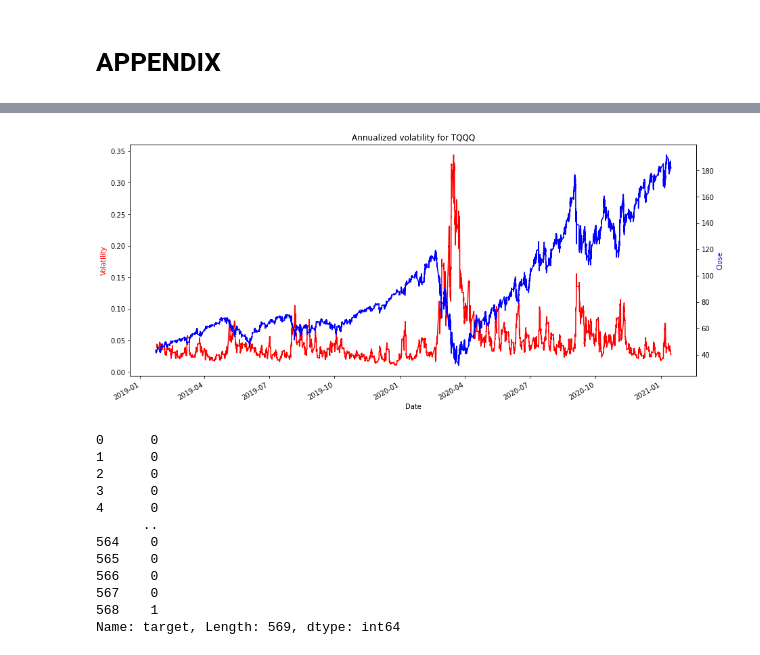
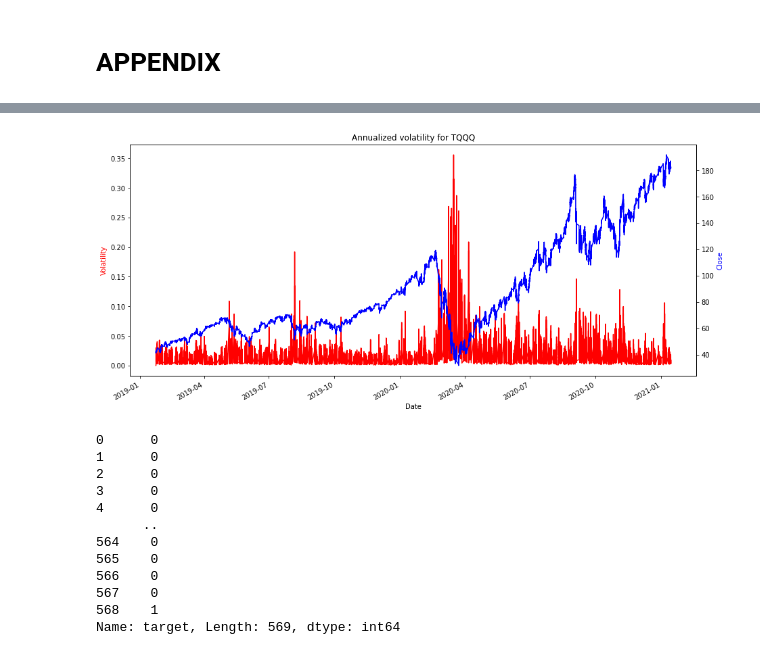
Before and after one commit to Cloblak/aipi540_deeplearning, a Jupyter notebook: 1D_CNN_Attempts/1D_CNN.ipynb, the cells around one changed output, grey strips where cells are left out. Cells and saved outputs as stored; diff of their text form; code cells hidden in the pictures.

```diff
--- a/1D_CNN_Attempts/1D_CNN.ipynb
+++ b/1D_CNN_Attempts/1D_CNN.ipynb
@@ -180,35 +193,38 @@ train_targets, val_targets, test_targets, full_targets = buildTargets()
 # %%
-def buildTargets_VolOnly(full_df = full, train_observations = train.shape[0], val_observations = val.shape[0], test_observations = test.shape[0], alph = 0.55, volity_days = 252):
+def buildTargets_VolOnly(full_df = full, train_observations = train.shape[0],
+                         val_observations = val.shape[0],
+                         test_observations = test.shape[0],
+                         alph = 0.55, volity_days = 10):
 
   """
   This function will take a complete set of train, val, and test data and return the targets.
   Volitility will be calculated over the 252 5min incriments
   The Target shift is looking at 2 hours shift from current time
   """
 
-  returns = np.log(full_df['Close']/full_df['Close'].shift(1))
+  returns = np.log(full_df['Close']/full_df['Close'].shift(25))
   returns.fillna(0, inplace=True)
   volatility = returns.rolling(window=volity_days).std()*np.sqrt(volity_days)
 
 
 
   return volatility
   #return train_targets, val_targets, test_targets, full_targets
 
 volatility = buildTargets_VolOnly()
 
 fig = plt.figure(figsize=(15, 7))
 ax1 = fig.add_subplot(1, 1, 1)
 volatility.plot(ax=ax1, color = "red")
 ax1.set_xlabel('Date')
 ax1.set_ylabel('Volatility', color = "red")
 ax1.set_title(f'Annualized volatility for {ticker}')
 ax2 = ax1.twinx()
 full.Close.plot(ax=ax2, color = "blue")
 ax2.set_ylabel('Close', color = "blue")
 plt.show()
 # %% [output]
-[figure, old version]
+[figure, new version]
 # %%
 X,y=data.data,data.target
 # Since the default in the file is 0=malignant 1=benign we want to reverse these
```
Also changed, not shown: parts of 10 cells of this notebook.
